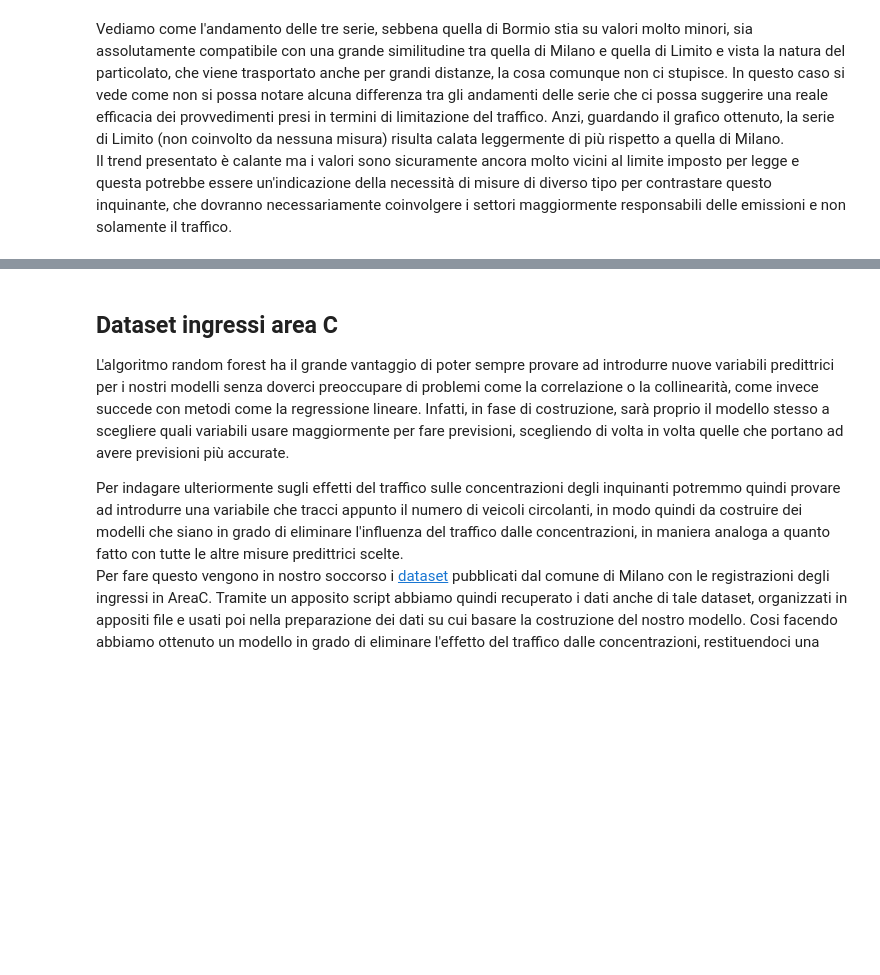
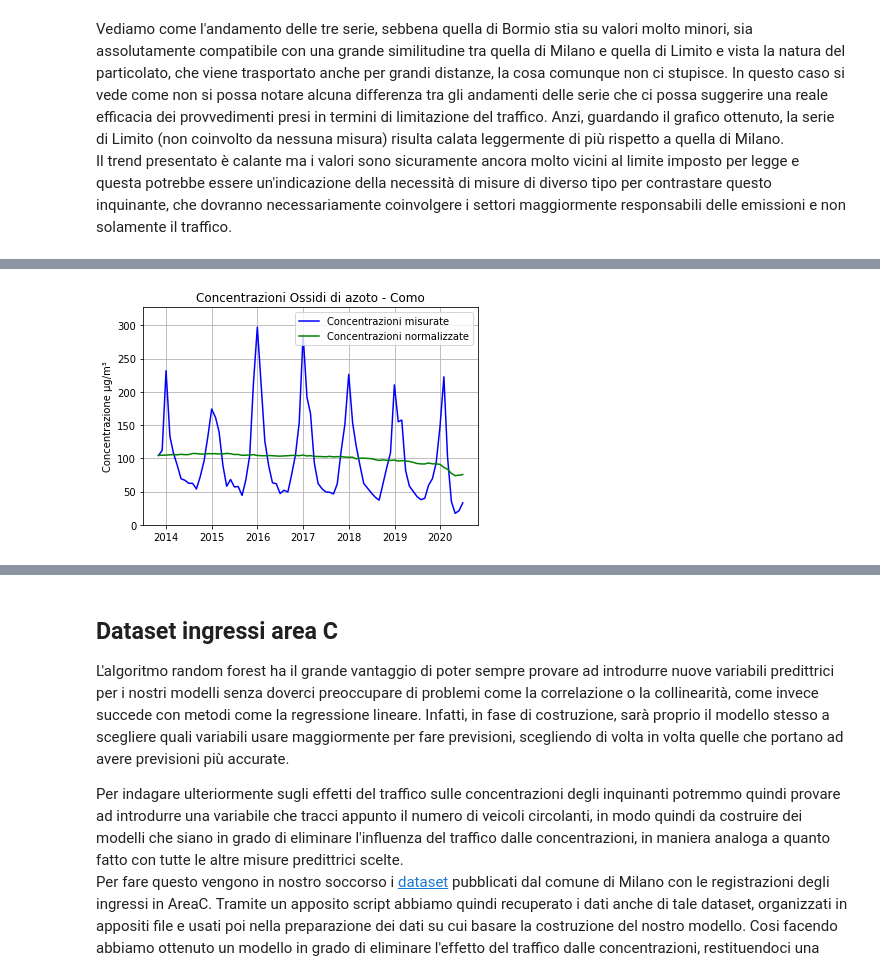
Before and after one commit to MarcoBelotti96/Tesi, a Jupyter notebook: src/AnalisiTraffico.ipynb, the cells around one changed output, grey strips where cells are left out. Drawn from its saved outputs; the diff is of its cells as text; code cells hidden in the pictures; blank space fills up the shorter version.

```diff
--- a/src/AnalisiTraffico.ipynb
+++ b/src/AnalisiTraffico.ipynb
@@ -702,0 +730,4 @@ Il trend presentato è calante ma i valori sono sicuramente ancora molto vicini
+# %%
+plot_capoluogo("Como", "Ossidi di azoto", "Como_6232_NOX.csv", "Como_6232_NOX_normalizzato.csv")
+# %% [output]
+[figure, added]
```
Also changed, not shown: parts of 50 cells of this notebook, 8 other files.
